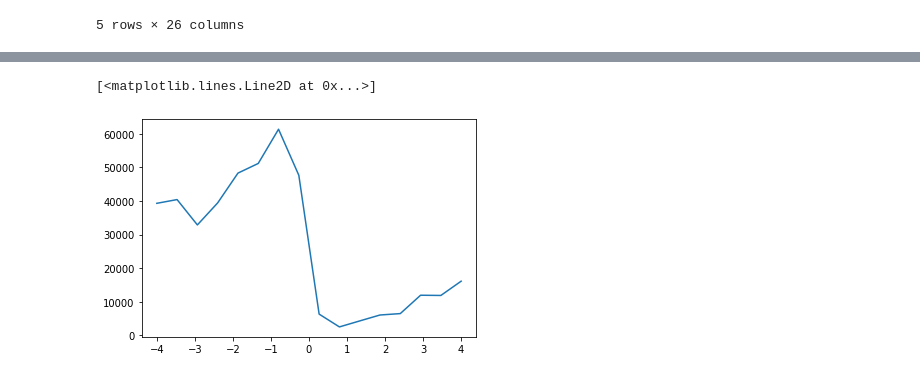
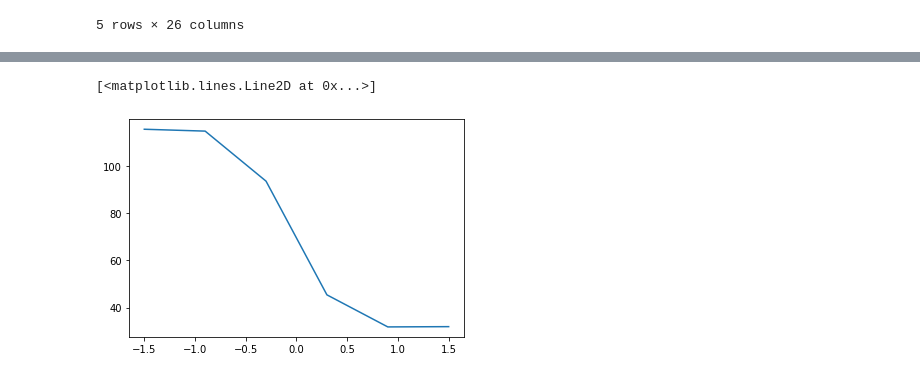
Before and after one commit to luisdiaz1997/HMM3P, a Jupyter notebook: notebooks/Figure3- Signals at transitions.ipynb, the cells around one changed output, grey strips where cells are left out. Cells and saved outputs as stored; diff of their text form; code cells hidden in the pictures.

Commit message:
added filter_windows() to filter out bad hmm signals

```diff
--- a/notebooks/Figure3- Signals at transitions.ipynb
+++ b/notebooks/Figure3- Signals at transitions.ipynb
@@ -172,3 +173,3 @@ b_to_mbb.head()
 # %%
 def get_windows(indexes, halfwins= 5):
-    return [ np.arange(index- halfwins + 1, index + halfwins +1) for index in indexes]
+    return np.array([ np.arange(index- halfwins + 1, index + halfwins +1) for index in indexes])
@@ -178,4 +176,14 @@ def get_scores_stack(windows, scores_signal):
+# %%
+def filter_windows(windows, hmm_signal, max_diff=2):
+    half_length = windows.shape[1]//2
+    stacked_values = hmm_signal[windows]
+    left_val = stacked_values[0][half_length-1]
+    right_val = stacked_values[0][half_length]
+    fake_signal = np.array(([left_val]*half_length + [right_val]*half_length))[None, :]
+    hasNaN = (stacked_values == stacked_values).sum(axis=1) != stacked_values.shape[1]
+    diff = np.abs(stacked_values - fake_signal).sum(axis = 1)
+    return windows[ (diff <= max_diff) & (~hasNaN)]
 # %%
-halfwin = 8
-windows = get_windows(b_to_mbb.index, halfwin)
-scores_stack = get_scores_stack(windows, scores_df.score.values)
+halfwin = 3
+windows = get_windows(a_to_maa.index, halfwin)
+windows = filter_windows(windows, scores_df.HMM5_2.values, max_diff=0)
@@ -186,0 +190,2 @@ plt.matshow(scores_stack)
+# %%
+stacked_values = scores_df.score.values[windows]
@@ -187,5 +197,5 @@ plt.matshow(scores_stack)
 # %%
-plt.plot(np.linspace(-halfwin/2, halfwin/2, 2*halfwin) ,scores_stack.sum(axis=0))
+plt.plot(np.linspace(-halfwin/2, halfwin/2, 2*halfwin) ,stacked_values.mean(axis=0))
 # %% [output]
 [<matplotlib.lines.Line2D at 0x...>]
-[figure, old version]
+[figure, new version]
```
Also changed, not shown: parts of 8 cells of this notebook.
